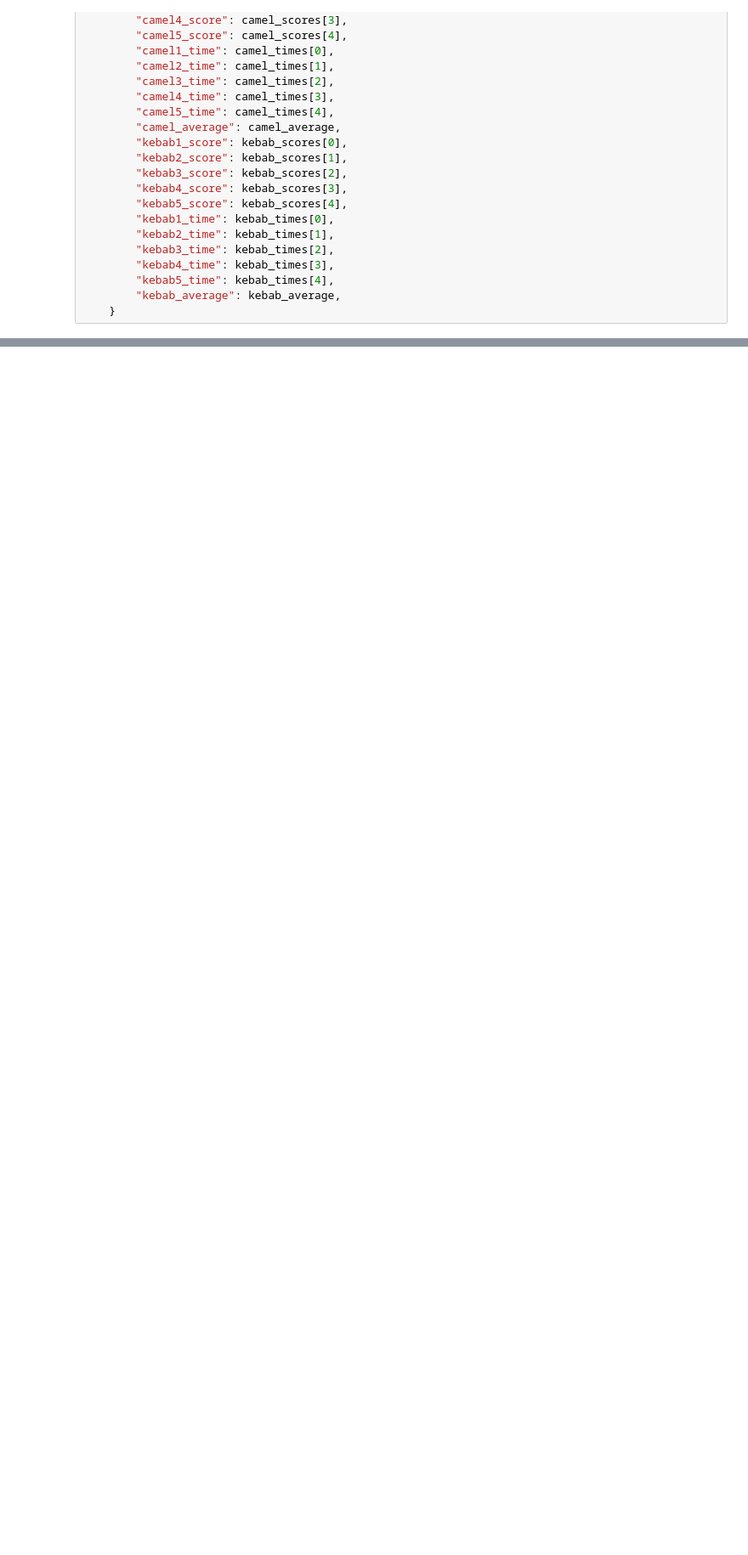
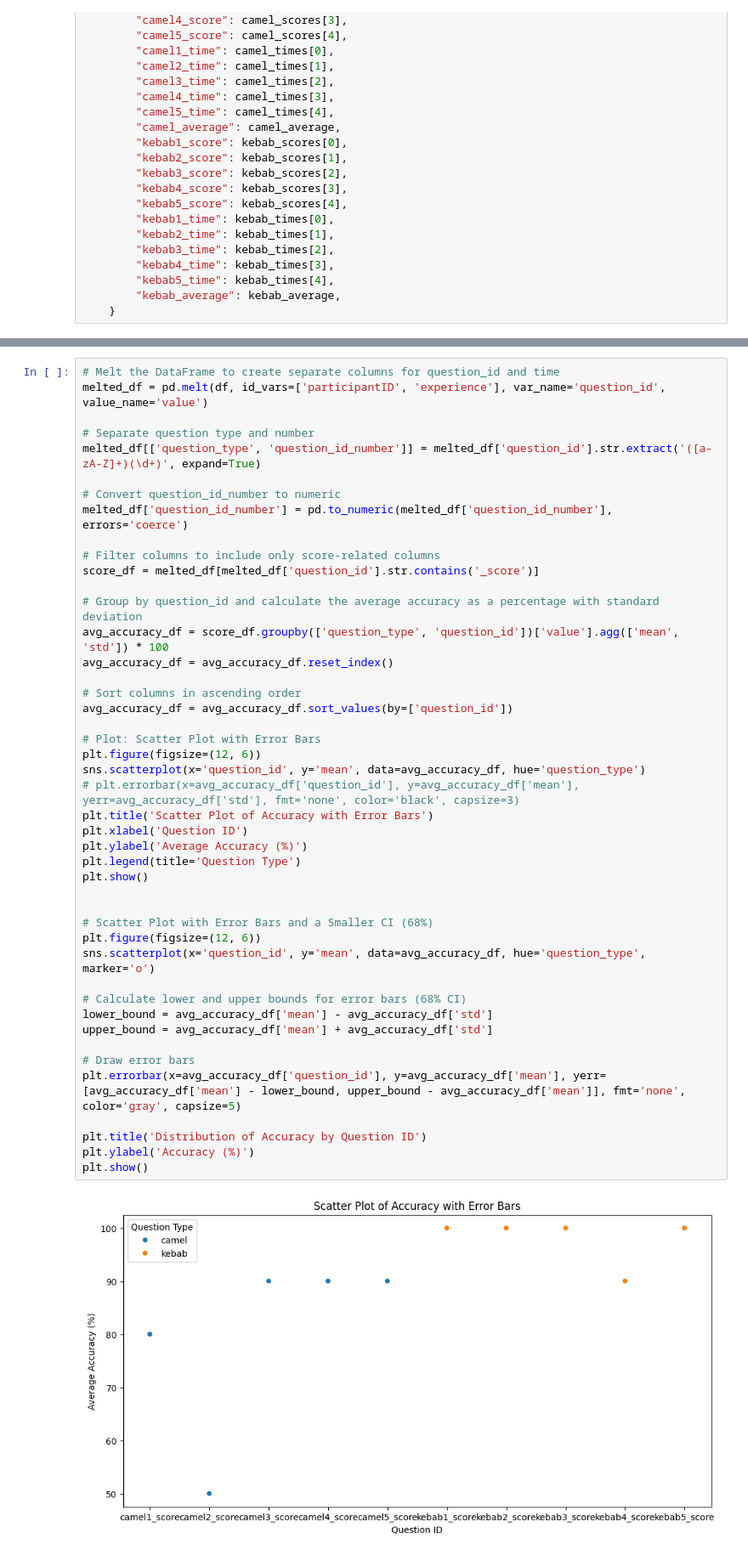
Before and after one commit to kybeka/projects-ee, a Jupyter notebook: exp2/datas/d.ipynb, the cells around one changed output, grey strips where cells are left out. Shown at 85% size. Cells and saved outputs as stored; diff of their text form; blank space fills up the shorter version.

```diff
--- a/exp2/datas/d.ipynb
+++ b/exp2/datas/d.ipynb
@@ -96,0 +194,47 @@ print(csv_data_string)
+# %%
+# Melt the DataFrame to create separate columns for question_id and time
+melted_df = pd.melt(df, id_vars=['participantID', 'experience'], var_name='question_id', value_name='value')
+
+# Separate question type and number
+melted_df[['question_type', 'question_id_number']] = melted_df['question_id'].str.extract('([a-zA-Z]+)(\d+)', expand=True)
+
+# Convert question_id_number to numeric
+melted_df['question_id_number'] = pd.to_numeric(melted_df['question_id_number'], errors='coerce')
+
+# Filter columns to include only score-related columns
+score_df = melted_df[melted_df['question_id'].str.contains('_score')]
+
+# Group by question_id and calculate the average accuracy as a percentage with standard deviation
+avg_accuracy_df = score_df.groupby(['question_type', 'question_id'])['value'].agg(['mean', 'std']) * 100
+avg_accuracy_df = avg_accuracy_df.reset_index()
+
+# Sort columns in ascending order
+avg_accuracy_df = avg_accuracy_df.sort_values(by=['question_id'])
+
+# Plot: Scatter Plot with Error Bars
+plt.figure(figsize=(12, 6))
+sns.scatterplot(x='question_id', y='mean', data=avg_accuracy_df, hue='question_type')
+# plt.errorbar(x=avg_accuracy_df['question_id'], y=avg_accuracy_df['mean'], yerr=avg_accuracy_df['std'], fmt='none', color='black', capsize=3)
+plt.title('Scatter Plot of Accuracy with Error Bars')
+plt.xlabel('Question ID')
+plt.ylabel('Average Accuracy (%)')
+plt.legend(title='Question Type')
+plt.show()
+
+
+# Scatter Plot with Error Bars and a Smaller CI (68%)
+plt.figure(figsize=(12, 6))
+sns.scatterplot(x='question_id', y='mean', data=avg_accuracy_df, hue='question_type', marker='o')
+
+# Calculate lower and upper bounds for error bars (68% CI)
+lower_bound = avg_accuracy_df['mean'] - avg_accuracy_df['std']
+upper_bound = avg_accuracy_df['mean'] + avg_accuracy_df['std']
+
+# Draw error bars
+plt.errorbar(x=avg_accuracy_df['question_id'], y=avg_accuracy_df['mean'], yerr=[avg_accuracy_df['mean'] - lower_bound, upper_bound - avg_accuracy_df['mean']], fmt='none', color='gray', capsize=5)
+
+plt.title('Distribution of Accuracy by Question ID')
+plt.ylabel('Accuracy (%)')
+plt.show()
+# %% [output]
+[figure, added]
```
Also changed, not shown: parts of 7 cells of this notebook, 1 other file.
